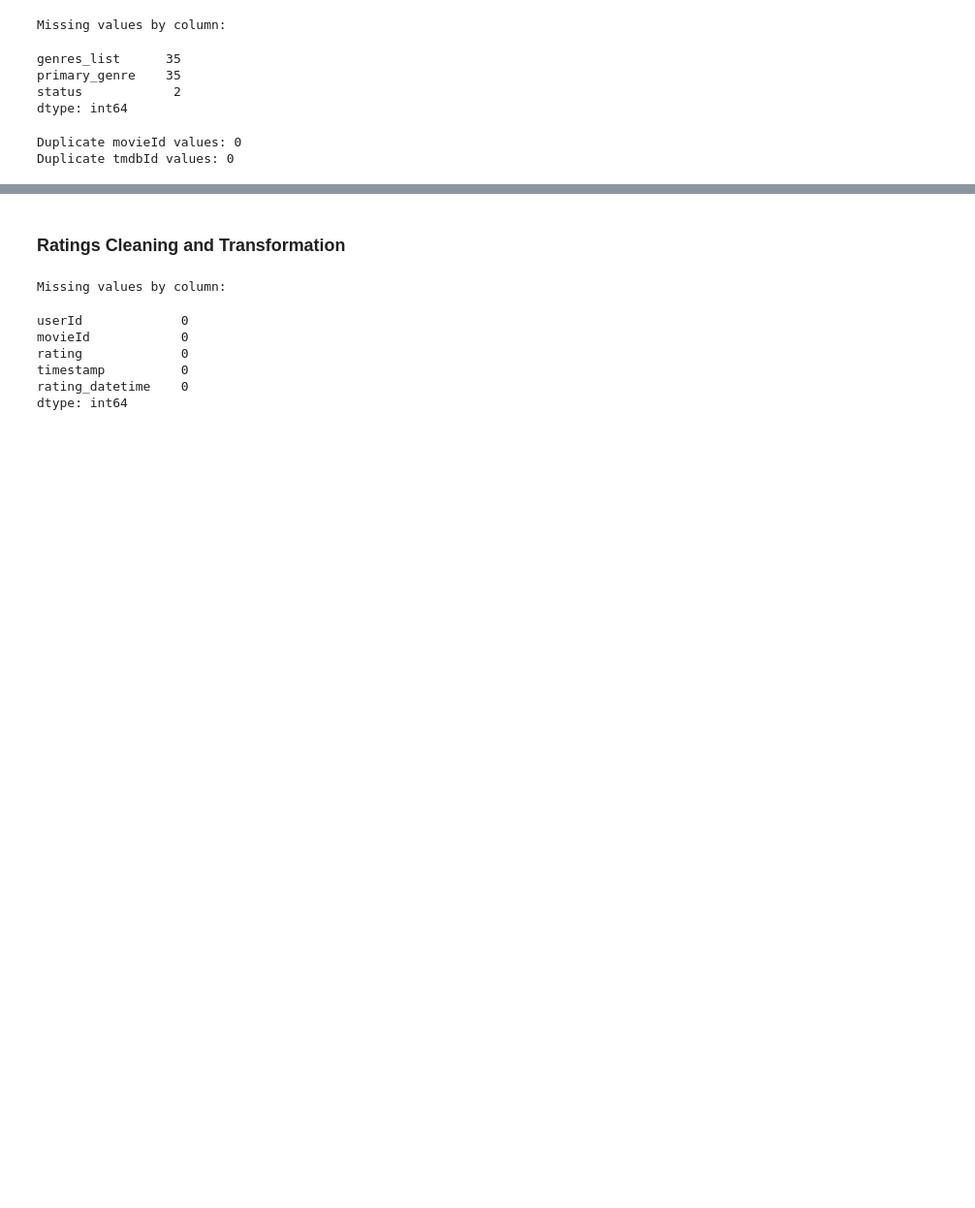
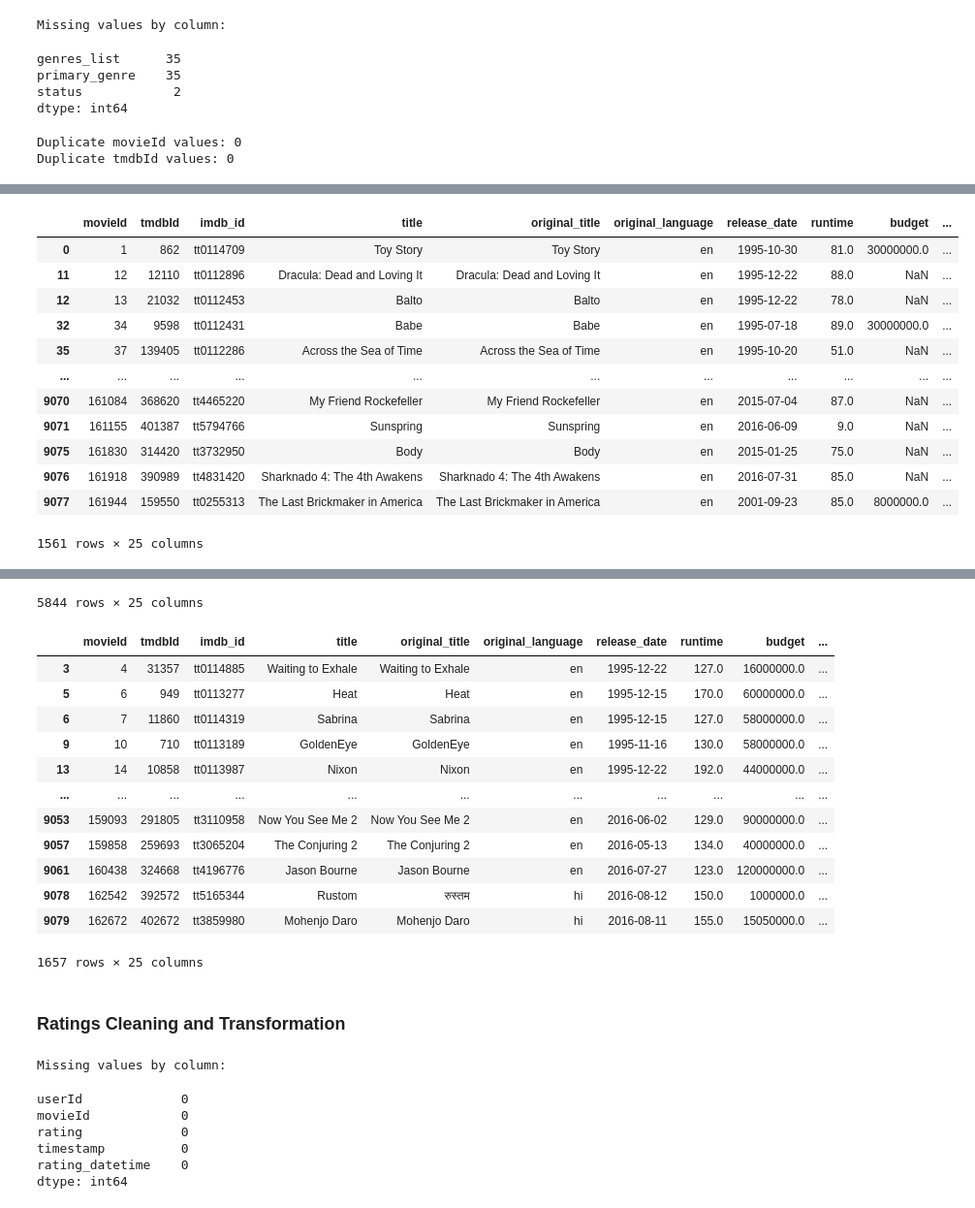
Before and after one commit to rubenruiz-gif/banban6003-project-option-1-movies-rubenruiz, a Jupyter notebook: notebooks/movies_project_starter.ipynb, the cells around one changed output, grey strips where cells are left out. Shown at 97% size. Drawn from its saved outputs; the diff is of its cells as text; code cells hidden in the pictures; blank space fills up the shorter version.

```diff
--- a/notebooks/movies_project_starter.ipynb
+++ b/notebooks/movies_project_starter.ipynb
@@ -624,0 +667,5 @@ Missing release dates: 0
+# %%
+# Replace zero values with NaN
+movies[["runtime", "budget", "revenue"]] = (
+    movies[["runtime", "budget", "revenue"]].replace(0, np.nan)
+)
@@ -624,0 +712,22 @@ Missing release dates: 0
+# %%
+movies["Short"] = movies["runtime"] < 90
+movies["Normal"] = (movies["runtime"] >= 90) & (movies["runtime"] <=120)
+movies["Long"] = movies["runtime"] > 120
+
+display(movies[movies["Short"] == True])
+display(movies[movies["Normal"] == True])
+display(movies[movies["Long"] == True])
+# %% [output]
+|  | movieId | tmdbId | imdb_id | title | original_title | original_language | release_date | runtime | budget | ... |
+| 0 | 1 | 862 | tt0114709 | Toy Story | Toy Story | en | 1995-10-30 | 81.0 | 30000000.0 | ... |
+| 11 | 12 | 12110 | tt0112896 | Dracula: Dead and Loving It | Dracula: Dead and Loving It | en | 1995-12-22 | 88.0 | NaN | ... |
+| 12 | 13 | 21032 | tt0112453 | Balto | Balto | en | 1995-12-22 | 78.0 | NaN | ... |
+| 32 | 34 | 9598 | tt0112431 | Babe | Babe | en | 1995-07-18 | 89.0 | 30000000.0 | ... |
+| 35 | 37 | 139405 | tt0112286 | Across the Sea of Time | Across the Sea of Time | en | 1995-10-20 | 51.0 | NaN | ... |
+| ... | ... | ... | ... | ... | ... | ... | ... | ... | ... | ... |
+| 9070 | 161084 | 368620 | tt4465220 | My Friend Rockefeller | My Friend Rockefeller | en | 2015-07-04 | 87.0 | NaN | ... |
+| 9071 | 161155 | 401387 | tt5794766 | Sunspring | Sunspring | en | 2016-06-09 | 9.0 | NaN | ... |
+| 9075 | 161830 | 314420 | tt3732950 | Body | Body | en | 2015-01-25 | 75.0 | NaN | ... |
+| 9076 | 161918 | 390989 | tt4831420 | Sharknado 4: The 4th Awakens | Sharknado 4: The 4th Awakens | en | 2016-07-31 | 85.0 | NaN | ... |
+| 9077 | 161944 | 159550 | tt0255313 | The Last Brickmaker in America | The Last Brickmaker in America | en | 2001-09-23 | 85.0 | 8000000.0 | ... |
+1561 rows × 25 columns
@@ -625,3 +746,17 @@ Missing release dates: 0
+5844 rows × 25 columns
+|  | movieId | tmdbId | imdb_id | title | original_title | original_language | release_date | runtime | budget | ... |
+| 3 | 4 | 31357 | tt0114885 | Waiting to Exhale | Waiting to Exhale | en | 1995-12-22 | 127.0 | 16000000.0 | ... |
+| 5 | 6 | 949 | tt0113277 | Heat | Heat | en | 1995-12-15 | 170.0 | 60000000.0 | ... |
+| 6 | 7 | 11860 | tt0114319 | Sabrina | Sabrina | en | 1995-12-15 | 127.0 | 58000000.0 | ... |
+| 9 | 10 | 710 | tt0113189 | GoldenEye | GoldenEye | en | 1995-11-16 | 130.0 | 58000000.0 | ... |
+| 13 | 14 | 10858 | tt0113987 | Nixon | Nixon | en | 1995-12-22 | 192.0 | 44000000.0 | ... |
+| ... | ... | ... | ... | ... | ... | ... | ... | ... | ... | ... |
+| 9053 | 159093 | 291805 | tt3110958 | Now You See Me 2 | Now You See Me 2 | en | 2016-06-02 | 129.0 | 90000000.0 | ... |
+| 9057 | 159858 | 259693 | tt3065204 | The Conjuring 2 | The Conjuring 2 | en | 2016-05-13 | 134.0 | 40000000.0 | ... |
+| 9061 | 160438 | 324668 | tt4196776 | Jason Bourne | Jason Bourne | en | 2016-07-27 | 123.0 | 120000000.0 | ... |
+| 9078 | 162542 | 392572 | tt5165344 | Rustom | रुस्तम | hi | 2016-08-12 | 150.0 | 1000000.0 | ... |
+| 9079 | 162672 | 402672 | tt3859980 | Mohenjo Daro | Mohenjo Daro | hi | 2016-08-11 | 155.0 | 15050000.0 | ... |
+1657 rows × 25 columns
 # %% [markdown]
 ### Ratings Cleaning and Transformation
 # %%
```
Also changed, not shown: parts of 31 cells of this notebook, 1 other file.
